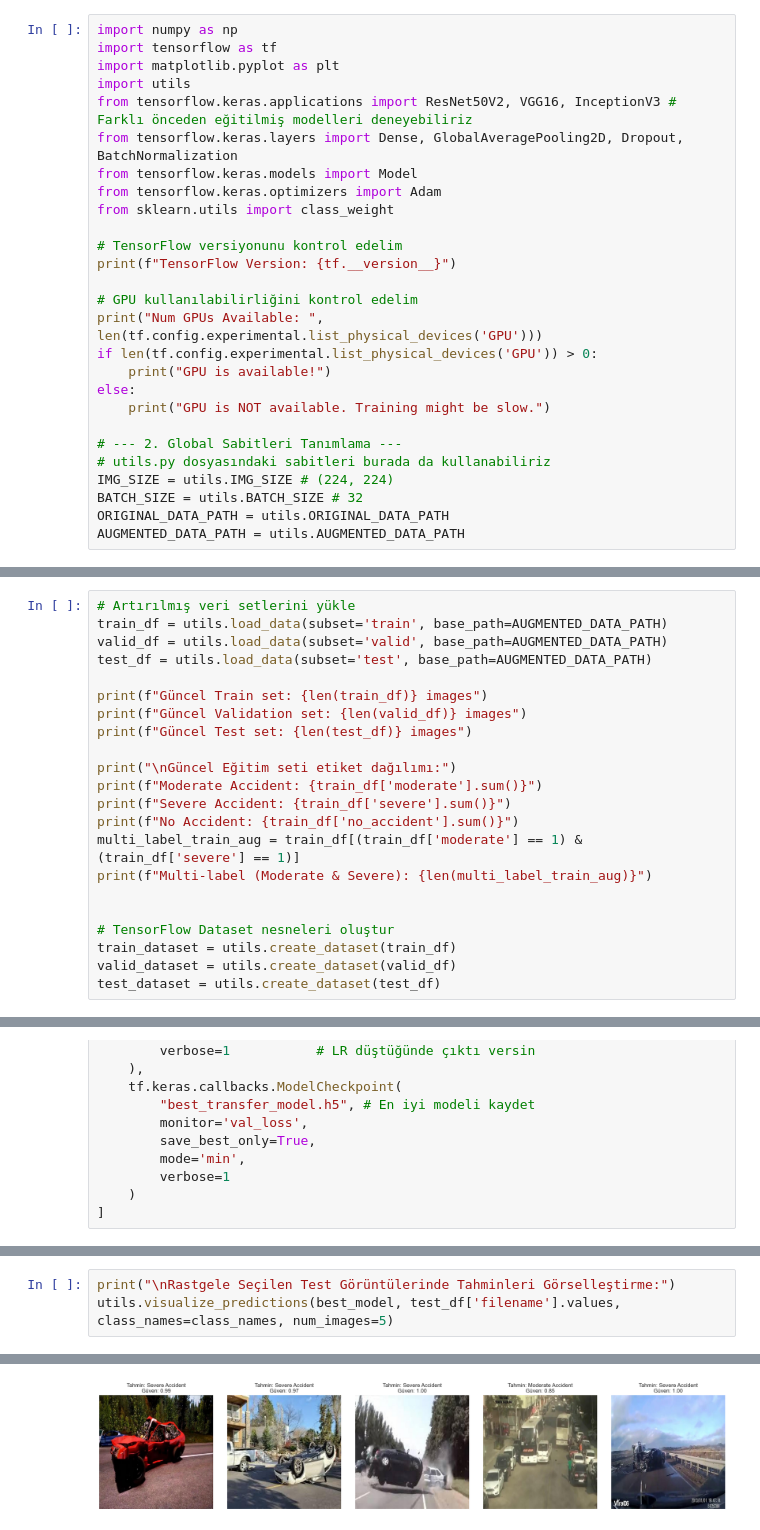
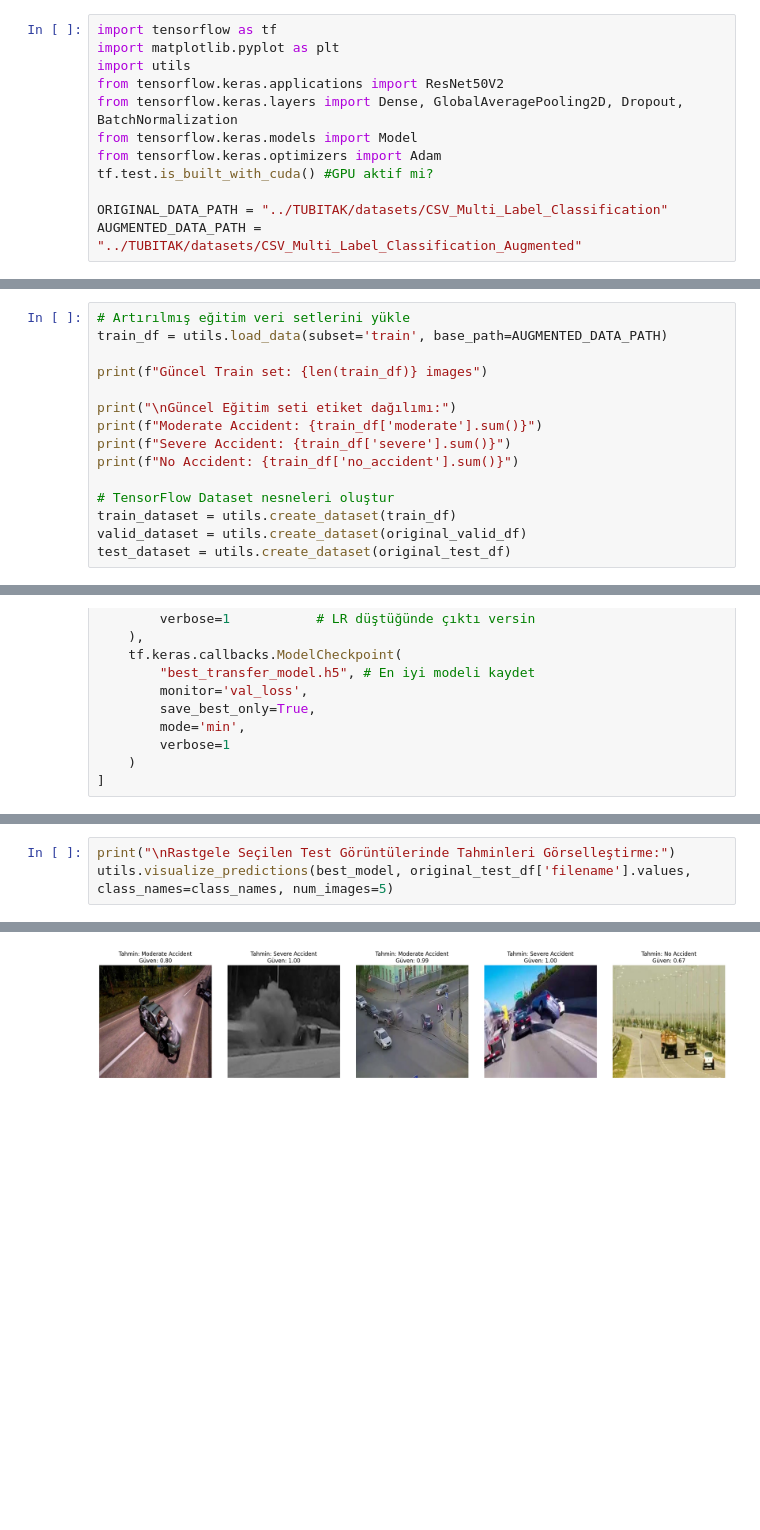
Before and after one commit to ali-cemputer/TUBITAK, a Jupyter notebook: ResNet.ipynb, the cells around one changed output, grey strips where cells are left out. Drawn from its saved outputs; the diff is of its cells as text; blank space fills up the shorter version.

Commit message:
Augment ile norm dataset karşılaştırıldı, Modele 4. katman eklendi, LR yarıya düşürülÃdü ve sadece train augment edildi.

```diff
--- a/ResNet.ipynb
+++ b/ResNet.ipynb
@@ -1,27 +1,12 @@
 # %%
-import numpy as np
 import tensorflow as tf
 import matplotlib.pyplot as plt
 import utils
-from tensorflow.keras.applications import ResNet50V2, VGG16, InceptionV3 # Farklı önceden eğitilmiş modelleri deneyebiliriz
+from tensorflow.keras.applications import ResNet50V2
 from tensorflow.keras.layers import Dense, GlobalAveragePooling2D, Dropout, BatchNormalization
 from tensorflow.keras.models import Model
 from tensorflow.keras.optimizers import Adam
-from sklearn.utils import class_weight
+tf.test.is_built_with_cuda() #GPU aktif mi?
 
-# TensorFlow versiyonunu kontrol edelim
-print(f"TensorFlow Version: {tf.__version__}")
-
-# GPU kullanılabilirliğini kontrol edelim
-print("Num GPUs Available: ", len(tf.config.experimental.list_physical_devices('GPU')))
-if len(tf.config.experimental.list_physical_devices('GPU')) > 0:
-    print("GPU is available!")
-else:
-    print("GPU is NOT available. Training might be slow.")
-
-# --- 2. Global Sabitleri Tanımlama ---
-# utils.py dosyasındaki sabitleri burada da kullanabiliriz
-IMG_SIZE = utils.IMG_SIZE # (224, 224)
-BATCH_SIZE = utils.BATCH_SIZE # 32
-ORIGINAL_DATA_PATH = utils.ORIGINAL_DATA_PATH
-AUGMENTED_DATA_PATH = utils.AUGMENTED_DATA_PATH
+ORIGINAL_DATA_PATH = "../TUBITAK/datasets/CSV_Multi_Label_Classification"
+AUGMENTED_DATA_PATH = "../TUBITAK/datasets/CSV_Multi_Label_Classification_Augmented"
@@ -55,26 +36,19 @@ Moderate Accident: 3402
 Severe Accident: 6853
 No Accident: 259
 # %%
-# Artırılmış veri setlerini yükle
+# Artırılmış eğitim veri setlerini yükle
 train_df = utils.load_data(subset='train', base_path=AUGMENTED_DATA_PATH)
-valid_df = utils.load_data(subset='valid', base_path=AUGMENTED_DATA_PATH)
-test_df = utils.load_data(subset='test', base_path=AUGMENTED_DATA_PATH)
 
 print(f"Güncel Train set: {len(train_df)} images")
-print(f"Güncel Validation set: {len(valid_df)} images")
-print(f"Güncel Test set: {len(test_df)} images")
 
 print("\nGüncel Eğitim seti etiket dağılımı:")
 print(f"Moderate Accident: {train_df['moderate'].sum()}")
 print(f"Severe Accident: {train_df['severe'].sum()}")
 print(f"No Accident: {train_df['no_accident'].sum()}")
-multi_label_train_aug = train_df[(train_df['moderate'] == 1) & (train_df['severe'] == 1)]
-print(f"Multi-label (Moderate & Severe): {len(multi_label_train_aug)}")
-
 
 # TensorFlow Dataset nesneleri oluştur
 train_dataset = utils.create_dataset(train_df)
-valid_dataset = utils.create_dataset(valid_df)
-test_dataset = utils.create_dataset(test_df)
+valid_dataset = utils.create_dataset(original_valid_df)
+test_dataset = utils.create_dataset(original_test_df)
 # %% [output]
 Güncel Train set: 16944 images
@@ -243,6 +212,6 @@ Moderate Accident       0.92      0.86      0.89       271
 # %%
 print("\nRastgele Seçilen Test Görüntülerinde Tahminleri Görselleştirme:")
-utils.visualize_predictions(best_model, test_df['filename'].values, class_names=class_names, num_images=5)
+utils.visualize_predictions(best_model, original_test_df['filename'].values, class_names=class_names, num_images=5)
 # %% [output]
 Rastgele Seçilen Test Görüntülerinde Tahminleri Görselleştirme:
-[figure, old version]
+[figure, new version]
```
Also changed, not shown: parts of 6 cells of this notebook, 2 other files.
